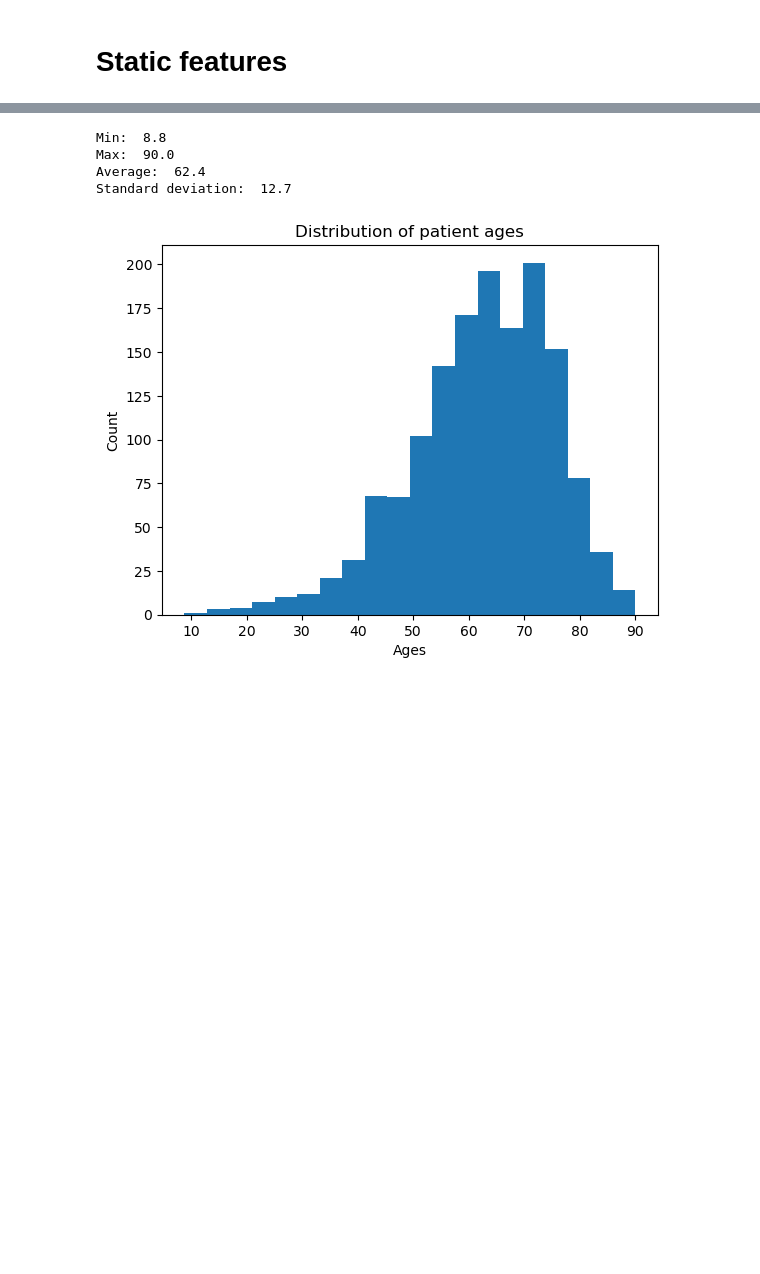
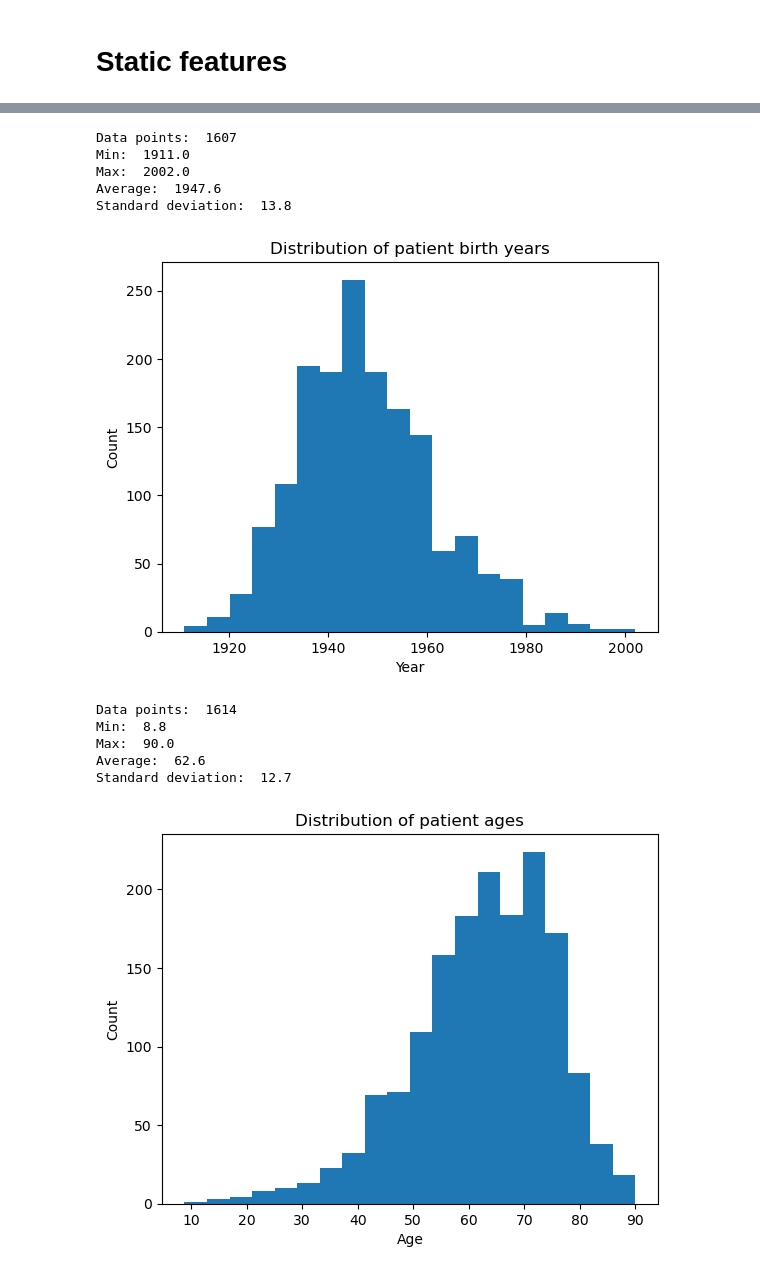
Before and after one commit to fabiuchiha/ALS, a Jupyter notebook: ALS features.ipynb, the cells around one changed output, grey strips where cells are left out. Saved outputs shown, nothing was run; the diff lists cells and outputs as text; code cells hidden in the pictures; blank space fills up the shorter version.

```diff
--- a/ALS features.ipynb
+++ b/ALS features.ipynb
@@ -48,26 +46,40 @@ for id in features:
+# %%
+def drawNumericDist(featureIndex, title, xLabel):
+    featureList = []
+    for v in staticFeatures.values():
+        feature = v[featureIndex]
+        if feature != '':
+            featureList.append(float(feature))
+
+    print('Data points: ', len(featureList))
+    print('Min: ', min(featureList))
+    print('Max: ', max(featureList))
+    featureAverage = round(sum(featureList) / len(featureList), 1)
+    print('Average: ', featureAverage)
+    deviation = np.std(featureList)
+    print('Standard deviation: ', round(deviation,1))
+
+    plt.hist(featureList, bins=20)
+    plt.title(title)
+    plt.xlabel(xLabel)
+    plt.ylabel('Count')
+    plt.show()
 # %%
-def drawAgeDist():
-    ageList = []
-    for v in features.values():
-        ageList.append(v[0])
-
-    print('Min: ', min(ageList))
-    print('Max: ', max(ageList))
-    ageAverage = round(sum(ageList) / len(ageList), 1)
-    print('Average: ', ageAverage)
-    deviation = np.std(ageList)
-    print('Standard deviation: ', round(deviation,1))
-
-    plt.hist(ageList, bins=20)
-    plt.title('Distribution of patient ages')
-    plt.xlabel('Ages')
-    plt.ylabel('Count')
-    plt.show()
-
-drawAgeDist()
+drawNumericDist(1, 'Distribution of patient birth years', 'Year')
+drawNumericDist(2, 'Distribution of patient ages', 'Age')
+drawNumericDist(20, 'Distribution of patient heights', 'Height')
+drawNumericDist(21, 'Distribution of patient weights before 1st symptoms', 'Weight')
+drawNumericDist(22, 'Distribution of patient weights at 1st visit', 'Weight')
 # %% [output]
-Min:  8.8
-Max:  90.0
-Average:  62.4
-Standard deviation:  12.7
+Data points:  1607
+Min:  1911.0
+Max:  2002.0
+Average:  1947.6
+Standard deviation:  13.8
-[figure, old version]
+[figure, new version]
+Data points:  1614
+Min:  8.8
+Max:  90.0
+Average:  62.6
+Standard deviation:  12.7
+[figure, added]
```
Also changed, not shown: parts of 13 cells of this notebook.
